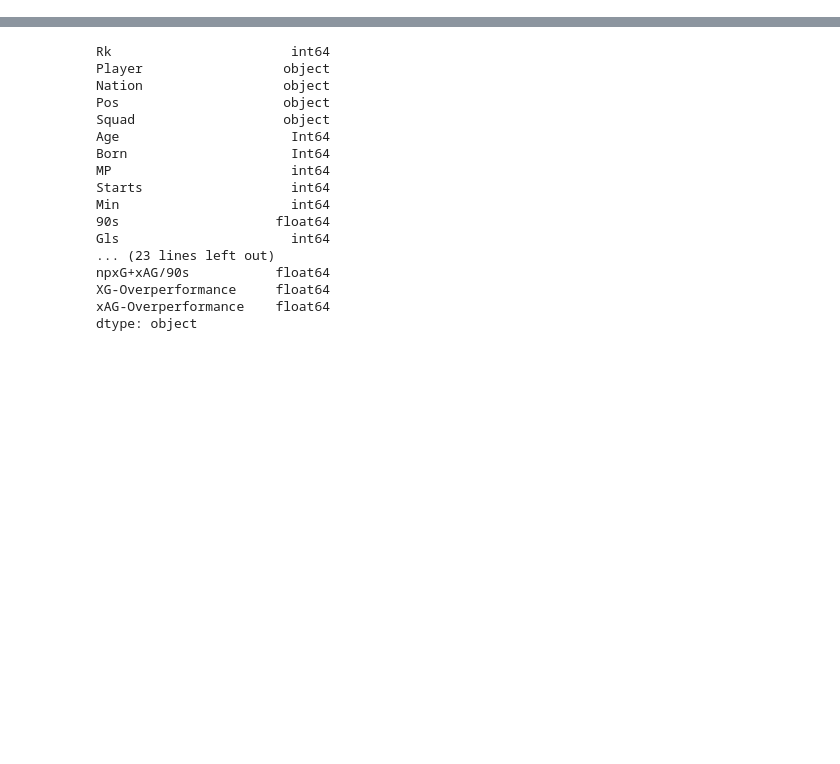
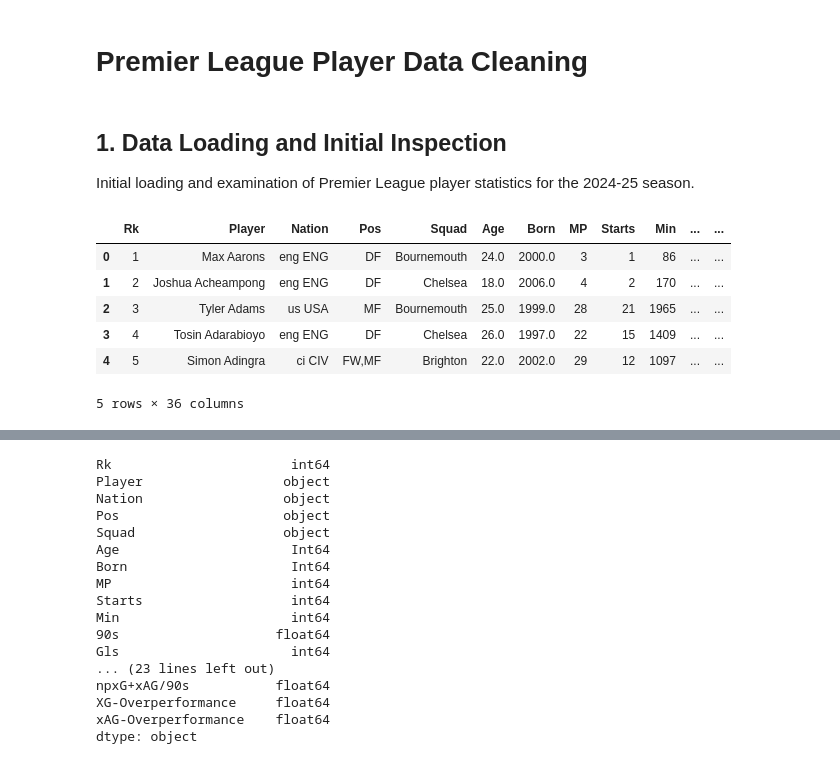
Before and after one commit to yehiamoh/Preimier_Leauge_24-25_Preformace_analysis, a Jupyter notebook: notebooks/01_data_cleaning.ipynb, the cells around one changed output, grey strips where cells are left out. Drawn from its saved outputs; the diff is of its cells as text; code cells hidden in the pictures; blank space fills up the shorter version.

Commit message:
- Add md for clarification before each section in the data_cleaning notebook

```diff
--- a/notebooks/01_data_cleaning.ipynb
+++ b/notebooks/01_data_cleaning.ipynb
@@ -1,6 +1,21 @@
+# %% [markdown]
+# Premier League Player Data Cleaning
 # %%
 import pandas as pd
 import matplotlib.pyplot as plt
 import numpy as np
+# %% [markdown]
+## 1. Data Loading and Initial Inspection
+Initial loading and examination of Premier League player statistics for the 2024-25 season.
 # %%
 df=pd.read_csv('../data/raw/fbref_PL_2024-25.csv')
+# %%
+df.head()
+# %% [output]
+|  | Rk | Player | Nation | Pos | Squad | Age | Born | MP | Starts | Min | ... | ... |
+| 0 | 1 | Max Aarons | eng ENG | DF | Bournemouth | 24.0 | 2000.0 | 3 | 1 | 86 | ... | ... |
+| 1 | 2 | Joshua Acheampong | eng ENG | DF | Chelsea | 18.0 | 2006.0 | 4 | 2 | 170 | ... | ... |
+| 2 | 3 | Tyler Adams | us USA | MF | Bournemouth | 25.0 | 1999.0 | 28 | 21 | 1965 | ... | ... |
+| 3 | 4 | Tosin Adarabioyo | eng ENG | DF | Chelsea | 26.0 | 1997.0 | 22 | 15 | 1409 | ... | ... |
+| 4 | 5 | Simon Adingra | ci CIV | FW,MF | Brighton | 22.0 | 2002.0 | 29 | 12 | 1097 | ... | ... |
+5 rows × 36 columns
```
Also changed, not shown: parts of 12 cells of this notebook, 1 other file.
